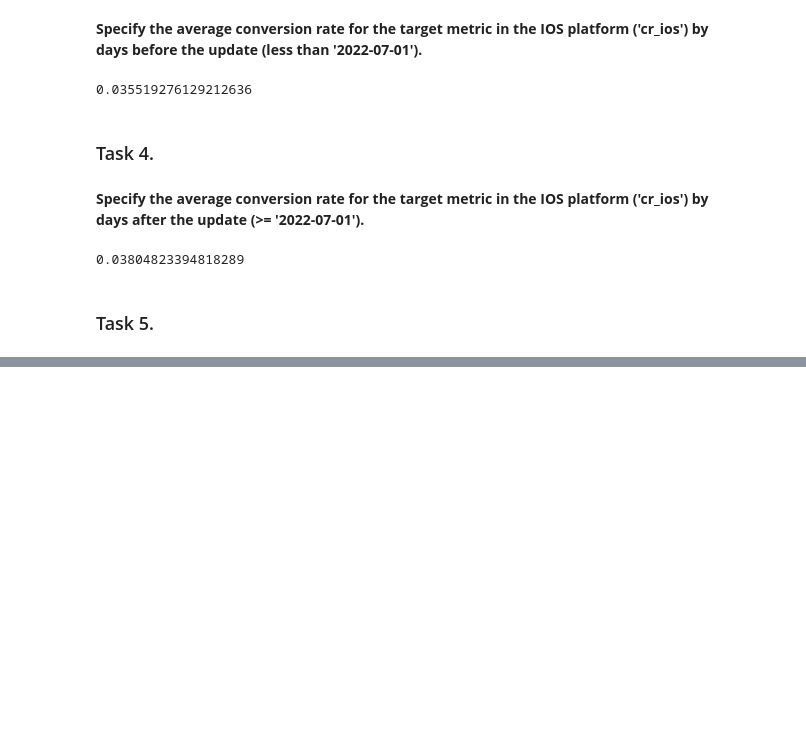
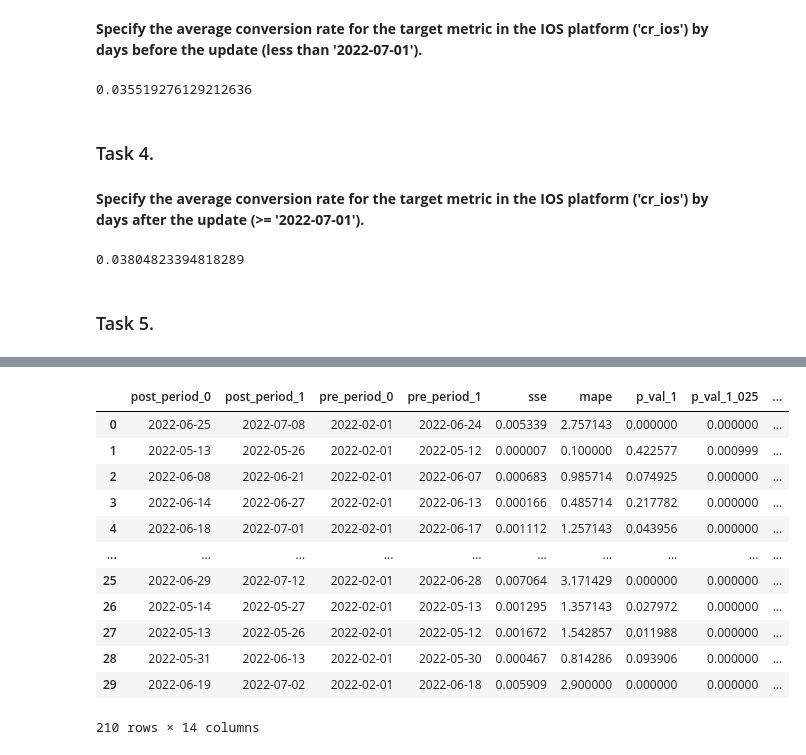
Before and after one commit to nktnlx/advanced_data_analysis_course, a Jupyter notebook: 03_ab_testing/12_causal_impact.ipynb, the cells around one changed output, grey strips where cells are left out. Saved outputs shown, nothing was run; the diff lists cells and outputs as text; code cells hidden in the pictures; blank space fills up the shorter version.

```diff
--- a/03_ab_testing/12_causal_impact.ipynb
+++ b/03_ab_testing/12_causal_impact.ipynb
@@ -147,0 +434,5 @@ tbc..
+# %%
+column_combinations = []
+for i in range(1, len(ts_data.columns[1:]) + 1):
+    column_combinations.extend(list(combinations(ts_data.columns[1:], i)))
+column_combinations
@@ -147,0 +447,13 @@ tbc..
+# %%
+%%time
+n_days = 14
+control_pct = 0.6
+n_sim = 30
+res = pd.DataFrame()
+
+np.random.seed(1)
+for comb in column_combinations:
+    caus = causal_analysis(ts_data, 'cr_ios', comb, n_days, control_pct, n_sim)
+    res = pd.concat([res, caus], axis = 0)
+res
+# %% [output]
@@ -147,0 +480,13 @@ tbc..
+|  | post_period_0 | post_period_1 | pre_period_0 | pre_period_1 | sse | mape | p_val_1 | p_val_1_025 | ... |
+| 0 | 2022-06-25 | 2022-07-08 | 2022-02-01 | 2022-06-24 | 0.005339 | 2.757143 | 0.000000 | 0.000000 | ... |
+| 1 | 2022-05-13 | 2022-05-26 | 2022-02-01 | 2022-05-12 | 0.000007 | 0.100000 | 0.422577 | 0.000999 | ... |
+| 2 | 2022-06-08 | 2022-06-21 | 2022-02-01 | 2022-06-07 | 0.000683 | 0.985714 | 0.074925 | 0.000000 | ... |
+| 3 | 2022-06-14 | 2022-06-27 | 2022-02-01 | 2022-06-13 | 0.000166 | 0.485714 | 0.217782 | 0.000000 | ... |
+| 4 | 2022-06-18 | 2022-07-01 | 2022-02-01 | 2022-06-17 | 0.001112 | 1.257143 | 0.043956 | 0.000000 | ... |
+| ... | ... | ... | ... | ... | ... | ... | ... | ... | ... |
+| 25 | 2022-06-29 | 2022-07-12 | 2022-02-01 | 2022-06-28 | 0.007064 | 3.171429 | 0.000000 | 0.000000 | ... |
+| 26 | 2022-05-14 | 2022-05-27 | 2022-02-01 | 2022-05-13 | 0.001295 | 1.357143 | 0.027972 | 0.000000 | ... |
+| 27 | 2022-05-13 | 2022-05-26 | 2022-02-01 | 2022-05-12 | 0.001672 | 1.542857 | 0.011988 | 0.000000 | ... |
+| 28 | 2022-05-31 | 2022-06-13 | 2022-02-01 | 2022-05-30 | 0.000467 | 0.814286 | 0.093906 | 0.000000 | ... |
+| 29 | 2022-06-19 | 2022-07-02 | 2022-02-01 | 2022-06-18 | 0.005909 | 2.900000 | 0.000000 | 0.000000 | ... |
+210 rows × 14 columns
```
Also changed, not shown: parts of 45 cells of this notebook.
